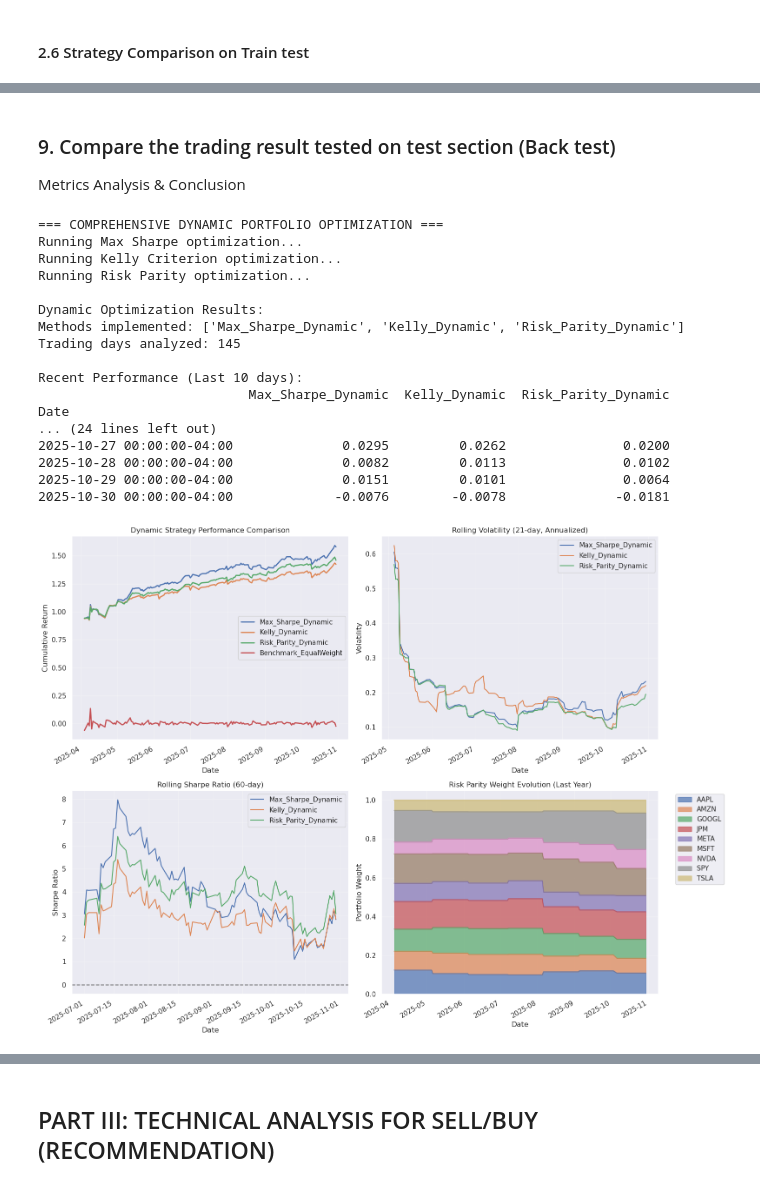
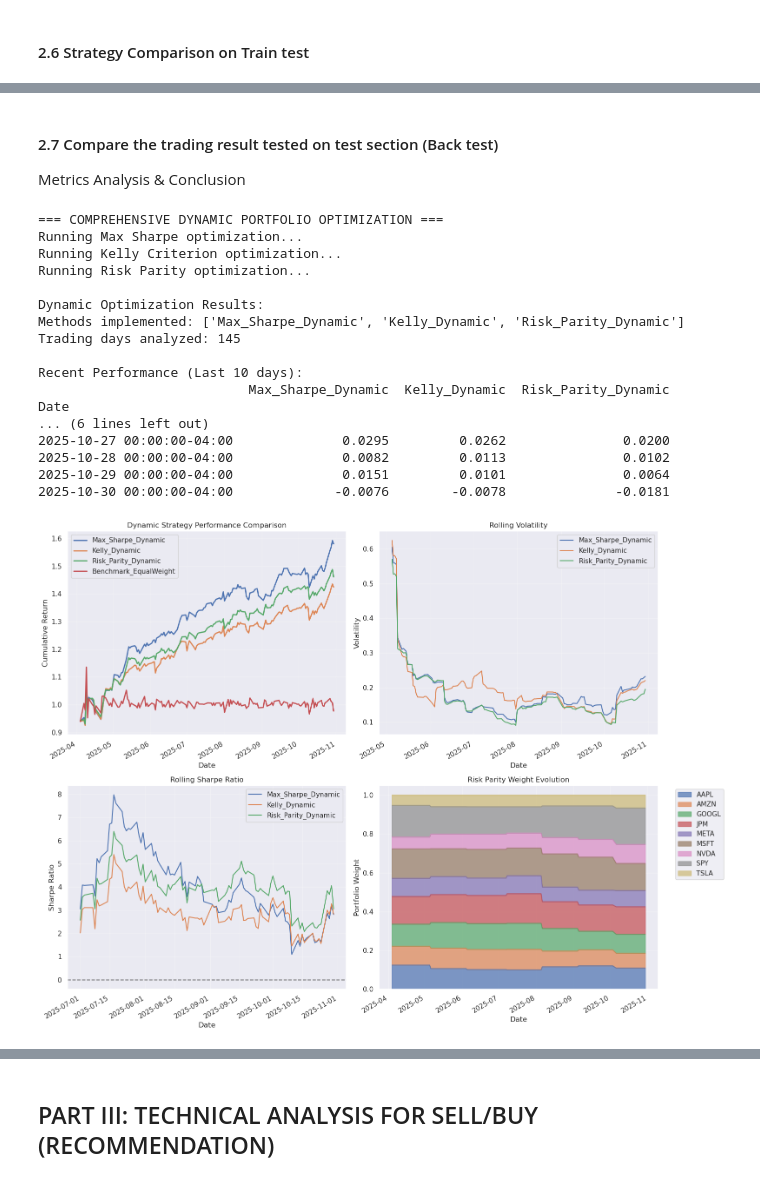
Before and after one commit to Henryy2510/draft, a Jupyter notebook: preparation.ipynb, the cells around one changed output, grey strips where cells are left out. Saved outputs shown, nothing was run; the diff lists cells and outputs as text; code cells hidden in the pictures.

```diff
--- a/preparation.ipynb
+++ b/preparation.ipynb
@@ -36,13 +36,15 @@ pd.set_option('display.width', 1000)
 
 ### 1. Gather data
 # %%
-tickers = ['AAPL', 'MSFT', 'GOOGL', 'AMZN', 'TSLA', 'META', 'NVDA', 'JPM', 'SPY']
+tickers = ['AAPL', 'MSFT', 'GOOGL', 'AMZN', 'SPY']
 n = len(tickers)
 risk_free_rate = 0.02
+cash = 10000000  # 10 million USD
 
-start_date = "2020-01-01"
+start_date = "2023-01-01"
 end_date = "2025-10-31"
 split_date = "2024-12-31"
+split_validation_date = "2025-01-31"
 
 def get_data( tickers, start_date, end_date):
     try:
@@ -67,0 +69,7 @@ Data loading completed.
+# %%
+all_data = pd.read_csv('stock_data.csv', index_col=0, parse_dates=True)
+# all_data.to_csv('stock_data.csv'  )
+# print(f"Data exported to 'stock_data.csv'")
+# print(f"Shape: {all_data.shape}")
+# print(f"Date range: {all_data.index.min()} to {all_data.index.max()}")
+all_data
@@ -70,9 +93,11 @@ all_data.index = all_data.index.tz_localize('America/New_York', ambiguous='infer
 print(f"Timezone after localization: {all_data.index.tz}")
 
 train_data = all_data.loc[:split_date]
-test_data = all_data.loc[split_date:]
+validation_data = all_data.loc[split_date:split_validation_date]
+test_data = all_data.loc[split_validation_date:]
 
 print(f"Train Set: {train_data.index.min().date()} -> {train_data.index.max().date()} ({len(train_data)} days)")
+print(f"Validation Set:  {validation_data.index.min().date()} -> {validation_data.index.max().date()} ({len(validation_data)} days)")
 print(f"Test Set:  {test_data.index.min().date()} -> {test_data.index.max().date()} ({len(test_data)} days)")
 # %% [output]
 Timezone after localization: America/New_York
@@ -904,7 +921,7 @@ Key Insights:
   • Max Sharpe: Traditional risk-adjusted return optimization
   • All methods use same rolling window framework for fair comparison
 # %% [markdown]
-### 9. Compare the trading result tested on test section (Back test)
+#### 2.7 Compare the trading result tested on test section (Back test)
 Metrics Analysis & Conclusion
 # %%
 test_returns = test_data.pct_change().dropna()
@@ -935,7 +952,7 @@ fig, ((ax1, ax2), (ax3, ax4)) = plt.subplots(2, 2, figsize=(16, 12))
 # 1. Cumulative Performance
 cumulative_performance = (1 + dynamic_returns_df).cumprod()
 
-cumulative_performance['Benchmark_EqualWeight'] = (test_returns * pd.Series(equal_weights)).sum(axis=1)
+cumulative_performance['Benchmark_EqualWeight'] = 1+ (test_returns * pd.Series(equal_weights)).sum(axis=1)
 
 cumulative_performance.plot(ax=ax1, linewidth=2)
 ax1.set_title('Dynamic Strategy Performance Comparison')
@@ -946,7 +963,7 @@ ax1.grid(True, alpha=0.3)
 # 2. Rolling Volatility (21-day)
 rolling_vol = dynamic_returns_df.rolling(21).std() * np.sqrt(252)
 rolling_vol.plot(ax=ax2, linewidth=1.5)
-ax2.set_title('Rolling Volatility (21-day, Annualized)')
+ax2.set_title('Rolling Volatility')
 ax2.set_ylabel('Volatility')
 ax2.legend()
 ax2.grid(True, alpha=0.3)
@@ -958,41 +975,41 @@ for col in dynamic_returns_df.columns:
     rolling_sharpe[col] = (rolling_returns.mean() * 252 - risk_free_rate) / (rolling_returns.std() * np.sqrt(252))
 
 rolling_sharpe.plot(ax=ax3, linewidth=1.5)
-ax3.set_title('Rolling Sharpe Ratio (60-day)')
+ax3.set_title('Rolling Sharpe Ratio')
 ax3.set_ylabel('Sharpe Ratio')
 ax3.axhline(y=0, color='black', linestyle='--', alpha=0.5)
 ax3.legend()
 ax3.grid(True, alpha=0.3)
 
 # 4. Weight Evolution (for Risk Parity)
 if 'Risk_Parity_Dynamic' in optimization_results:
     rp_weights, _ = optimization_results['Risk_Parity_Dynamic']
     rp_weights.iloc[-252:].plot(ax=ax4, kind='area', stacked=True, alpha=0.7)
-    ax4.set_title('Risk Parity Weight Evolution (Last Year)')
+    ax4.set_title('Risk Parity Weight Evolution')
     ax4.set_ylabel('Portfolio Weight')
     ax4.legend(bbox_to_anchor=(1.05, 1), loc='upper left')
     ax4.grid(True, alpha=0.3)
 
 plt.tight_layout()
 plt.show()
 # %% [output]
 === COMPREHENSIVE DYNAMIC PORTFOLIO OPTIMIZATION ===
 Running Max Sharpe optimization...
 Running Kelly Criterion optimization...
 Running Risk Parity optimization...
 
 Dynamic Optimization Results:
 Methods implemented: ['Max_Sharpe_Dynamic', 'Kelly_Dynamic', 'Risk_Parity_Dynamic']
 Trading days analyzed: 145
 
 Recent Performance (Last 10 days):
                            Max_Sharpe_Dynamic  Kelly_Dynamic  Risk_Parity_Dynamic
 Date
-... (24 lines left out)
+... (6 lines left out)
 2025-10-27 00:00:00-04:00              0.0295         0.0262               0.0200
 2025-10-28 00:00:00-04:00              0.0082         0.0113               0.0102
 2025-10-29 00:00:00-04:00              0.0151         0.0101               0.0064
 2025-10-30 00:00:00-04:00             -0.0076        -0.0078              -0.0181
-[figure, old version]
+[figure, new version]
 # %%
 dynamic_weights, dynamic_returns = dynamic_portfolio_optimization(test_data, lookback_window=63, rebalance_freq=21)
```
Also changed, not shown: parts of 25 cells of this notebook, 1 other file.
